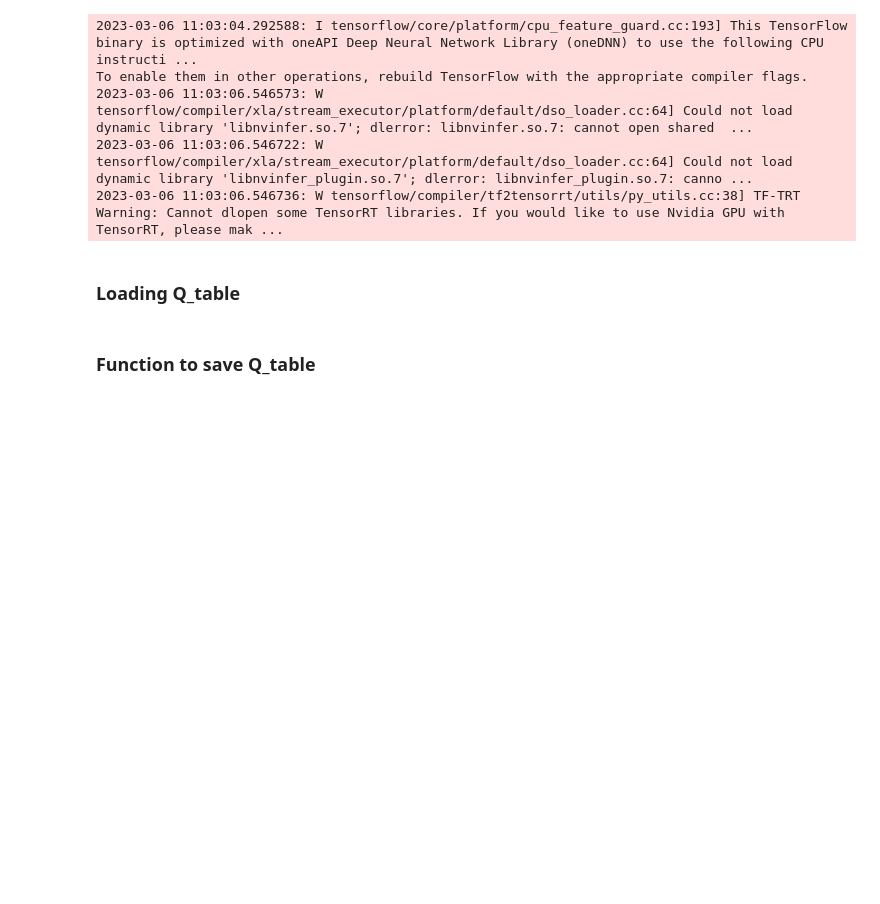
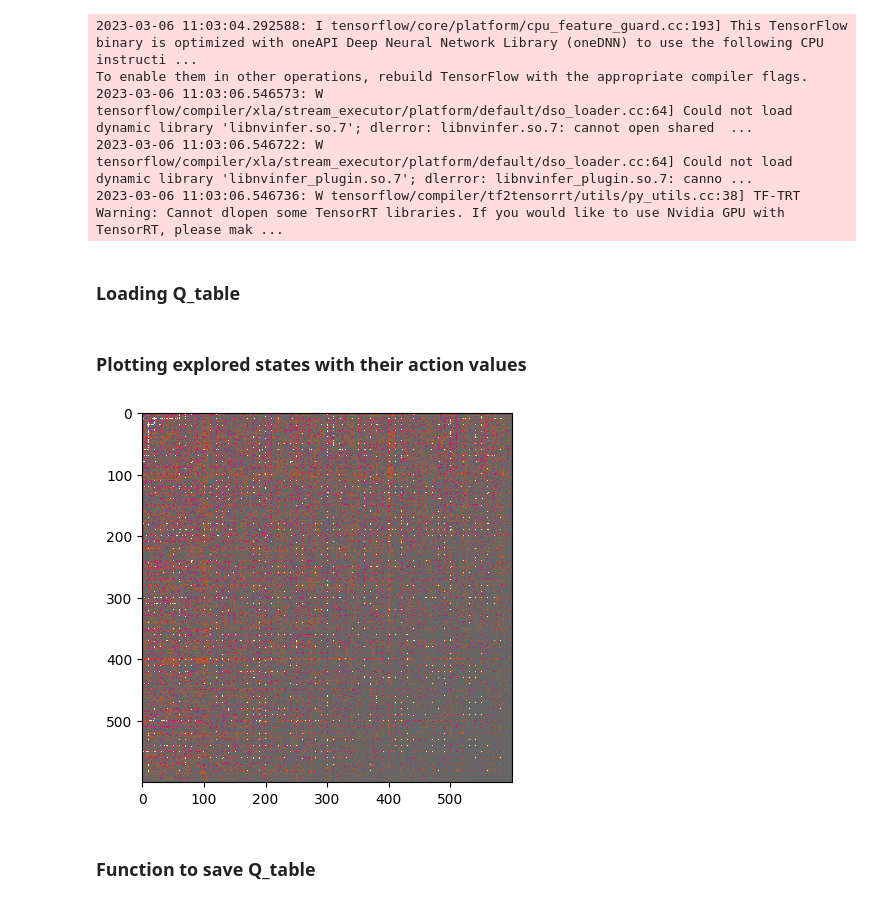
Before and after one commit to Anky209e/RL, a Jupyter notebook: tank_kills/tank_kills_q_learning.ipynb, the cells around one changed output. Saved outputs shown, nothing was run; the diff lists cells and outputs as text; code cells hidden in the pictures; blank space fills up the shorter version.

Commit message:
visualization and testing

```diff
--- a/tank_kills/tank_kills_q_learning.ipynb
+++ b/tank_kills/tank_kills_q_learning.ipynb
@@ -25,6 +25,24 @@ all_actions = ["up","right","down","left"]
 with open('q_table.json','r') as f:
     data = json.load(f)
 q_table = np.array(data['q_table'])
+# %%
+test_q_table = q_table
+# %%
+visual_table = np.zeros((600,600))
+for i in range(0,600):
+    for j in range(0,600):
+        if sum(test_q_table[i*j]) == 0:
+            visual_table[i][j] = 5
+        else:
+            # visual_table[i][j] = 1
+            visual_table[i][j] = test_q_table[i*j].argmax()
+# %% [markdown]
+### Plotting explored states with their action values
+# %%
+plt.imshow(visual_table,cmap='Accent')
+plt.show()
+# %% [output]
+[figure, added]
 # %% [markdown]
 ### Function to save Q_table
 # %%
```
Also changed, not shown: parts of 2 cells of this notebook, 2 other files.
